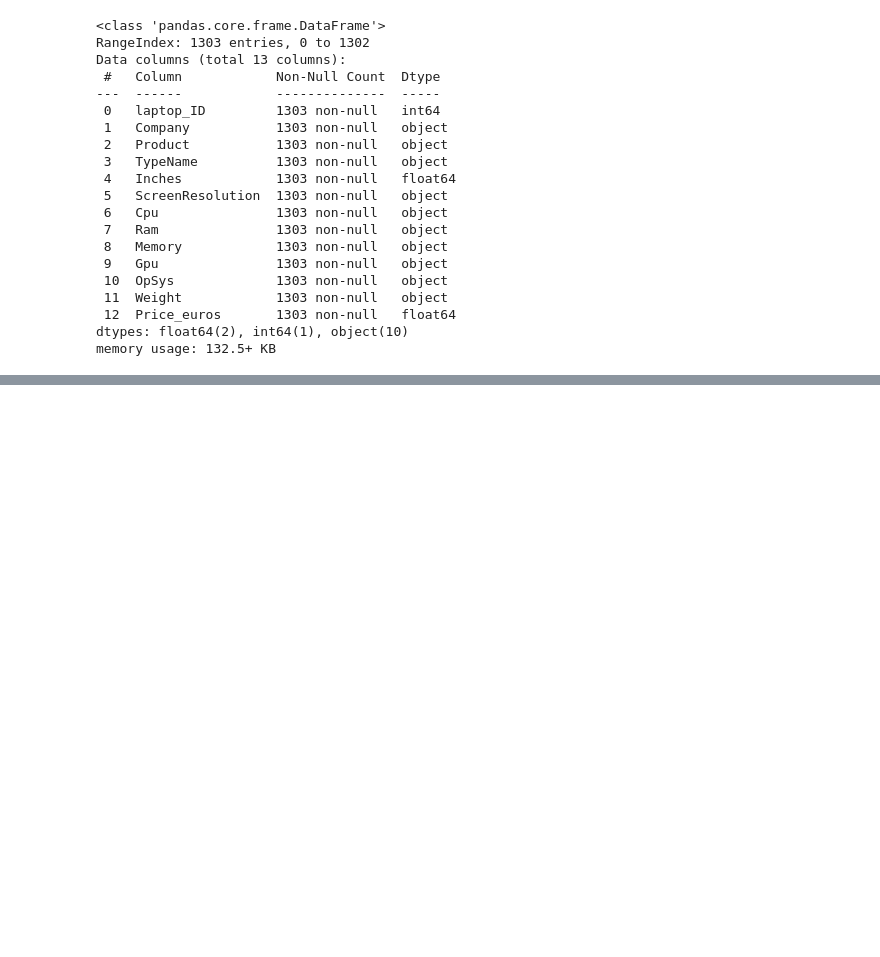
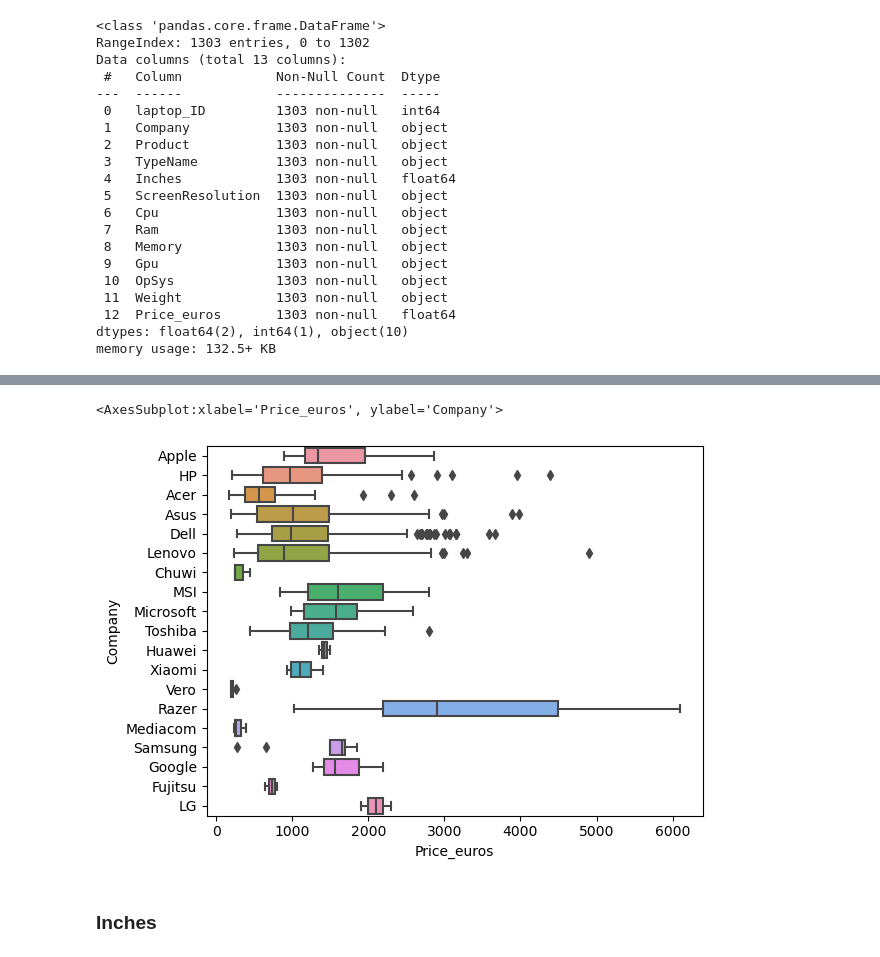
Before and after one commit to RossErskine/Kaggle-notebooks, a Jupyter notebook: Laptop prices.ipynb, the cells around one changed output, grey strips where cells are left out. Cells and saved outputs as stored; diff of their text form; code cells hidden in the pictures; blank space fills up the shorter version.

Commit message:
added Price distribution

```diff
--- a/Laptop prices.ipynb
+++ b/Laptop prices.ipynb
@@ -54,0 +112,5 @@ df.describe()
+# %%
+sns.boxplot(data=df, y='Company', x='Price_euros')
+# %% [output]
+<AxesSubplot:xlabel='Price_euros', ylabel='Company'>
+[figure, added]
@@ -54,0 +123,2 @@ df.describe()
+# %% [markdown]
+### Inches
```
Also changed, not shown: parts of 15 cells of this notebook.
